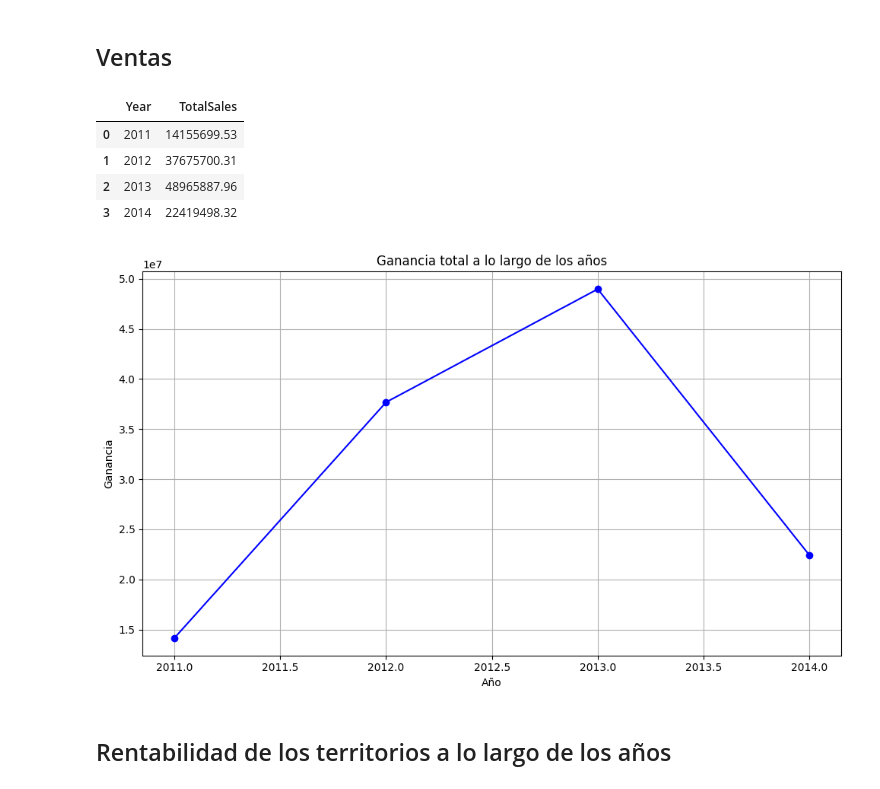
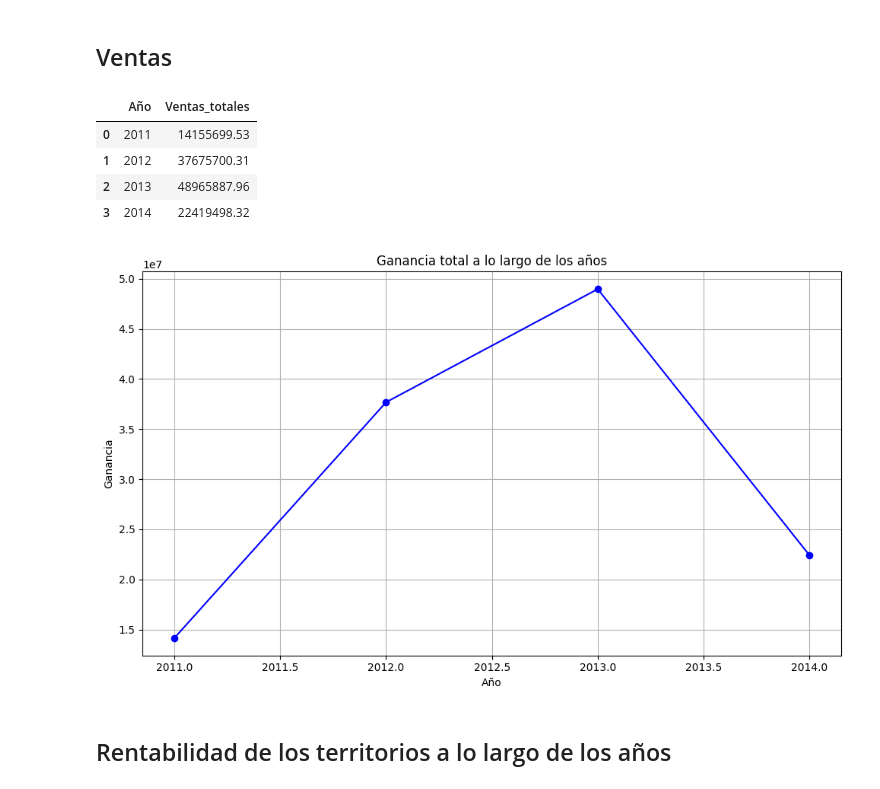
Before and after one commit to fedepicado/Series-temporales-con-SQL, a Jupyter notebook: Analisis descriptivo.ipynb, the cells around one changed output. Drawn from its saved outputs; the diff is of its cells as text; code cells hidden in the pictures.

```diff
--- a/Analisis descriptivo.ipynb
+++ b/Analisis descriptivo.ipynb
@@ -77,26 +74,26 @@ plt.show()
 # %%
 query = """
 SELECT
-    YEAR(OrderDate) AS Year,
-    ROUND(SUM(TotalDue), 2) AS TotalSales
+    YEAR(OrderDate) AS Año,
+    ROUND(SUM(TotalDue), 2) AS Ventas_totales
 FROM  Sales.SalesOrderHeader
 GROUP BY YEAR(OrderDate)
-ORDER BY Year ASC;
+ORDER BY Año ASC;
 """
 
 ventas_por_año = pd.read_sql(query, engine)
 display(ventas_por_año)
 
 plt.figure(figsize=(10,6))
-plt.plot(ventas_por_año['Year'], ventas_por_año['TotalSales'], marker='o', linestyle='-', color='b')
+plt.plot(ventas_por_año['Año'], ventas_por_año['Ventas_totales'], marker='o', linestyle='-', color='b')
 plt.xlabel('Año')
 plt.ylabel('Ganancia')
 plt.title('Ganancia total a lo largo de los años')
 plt.grid(True)
 plt.tight_layout()
 plt.show()
 # %% [output]
-|  | Year | TotalSales |
+|  | Año | Ventas_totales |
 | 0 | 2011 | 14155699.53 |
 | 1 | 2012 | 37675700.31 |
 | 2 | 2013 | 48965887.96 |
```
Also changed, not shown: parts of 4 cells of this notebook.
